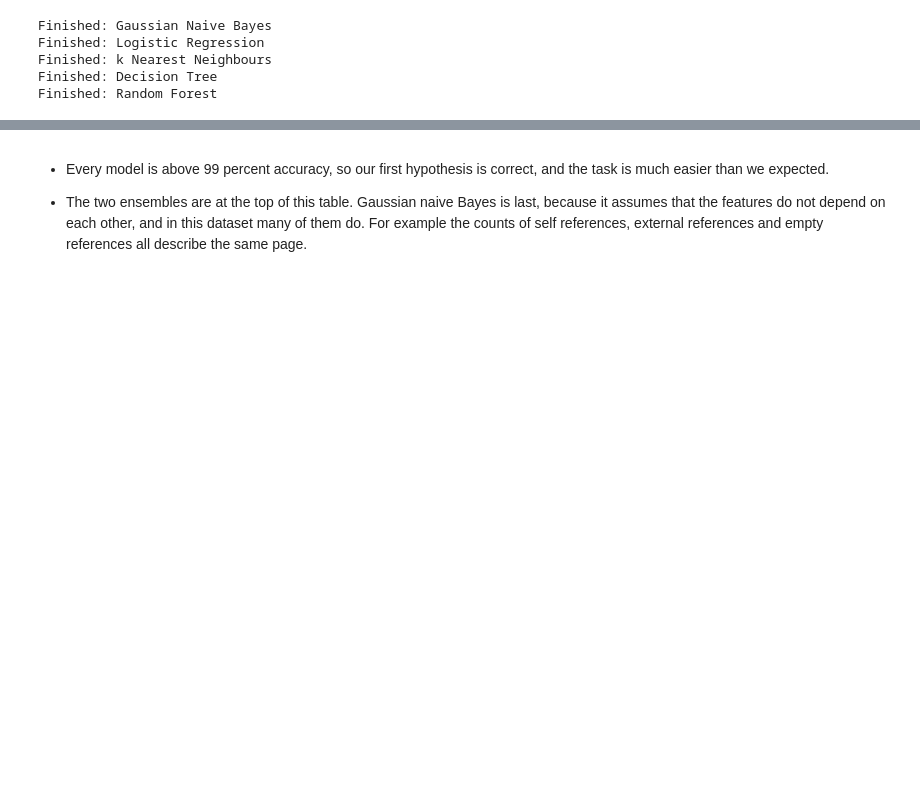
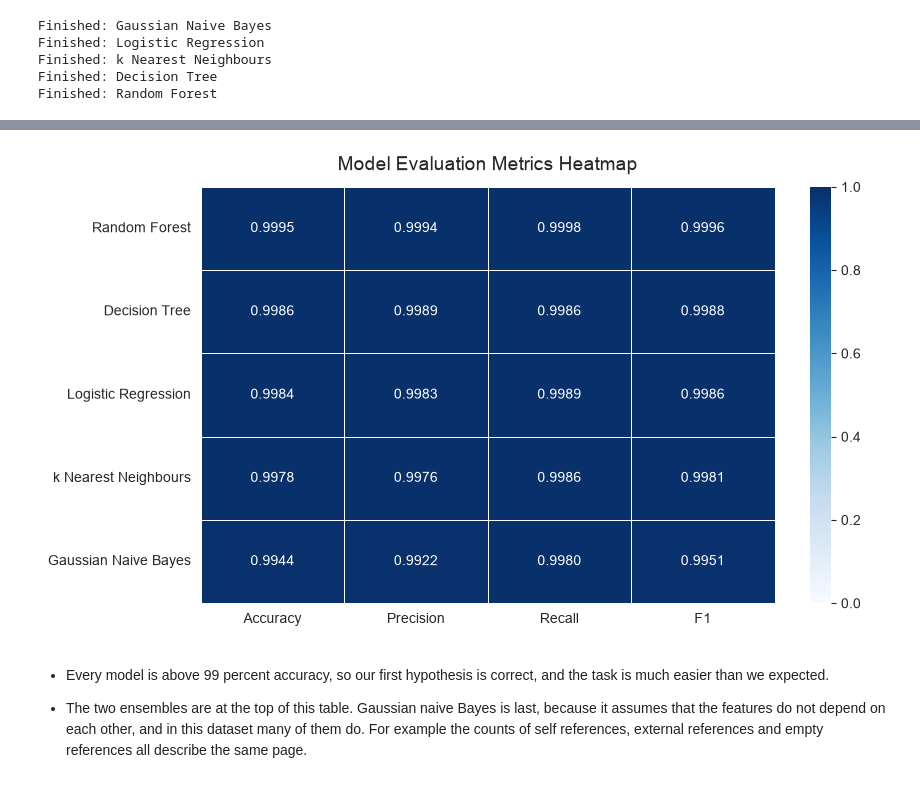
Before and after one commit to Sakib-Dalal/DMML-F21DL-CourseWork01-PG-Group15, a Jupyter notebook: Notebook/DataMining&MachineLearning_Coursework_01.ipynb, the cells around one changed output, grey strips where cells are left out. Drawn from its saved outputs; the diff is of its cells as text; code cells hidden in the pictures; blank space fills up the shorter version.

Commit message:
Update Notebook - Evaluated every classic model using evaluation metrices

```diff
--- a/Notebook/DataMining&MachineLearning_Coursework_01.ipynb
+++ b/Notebook/DataMining&MachineLearning_Coursework_01.ipynb
@@ -690,3 +690,6 @@ Finished: Logistic Regression
 Finished: k Nearest Neighbours
 Finished: Decision Tree
 Finished: Random Forest
+# %%
+classical_results = pd.DataFrame(rows).set_index("Model").sort_values("F1", ascending=False)
+classical_results.round(4)
@@ -693,3 +704,22 @@ Finished: Random Forest
+# %%
+plt.figure(figsize=(9, 5))
+sns.heatmap(
+    classical_results,
+    annot=True,
+    fmt=".4f",
+    cmap="Blues",
+    vmin=0,
+    vmax=1,
+    linewidths=0.5
+)
+
+plt.title("Model Evaluation Metrics Heatmap", fontsize=14, pad=12)
+plt.ylabel("")
+plt.yticks(rotation=0)
+plt.tight_layout()
+plt.show()
+# %% [output]
+[figure, added]
 # %% [markdown]
 - Every model is above 99 percent accuracy, so our first hypothesis is correct, and the task is
 much easier than we expected.
```
Also changed, not shown: parts of 1 cell of this notebook.
